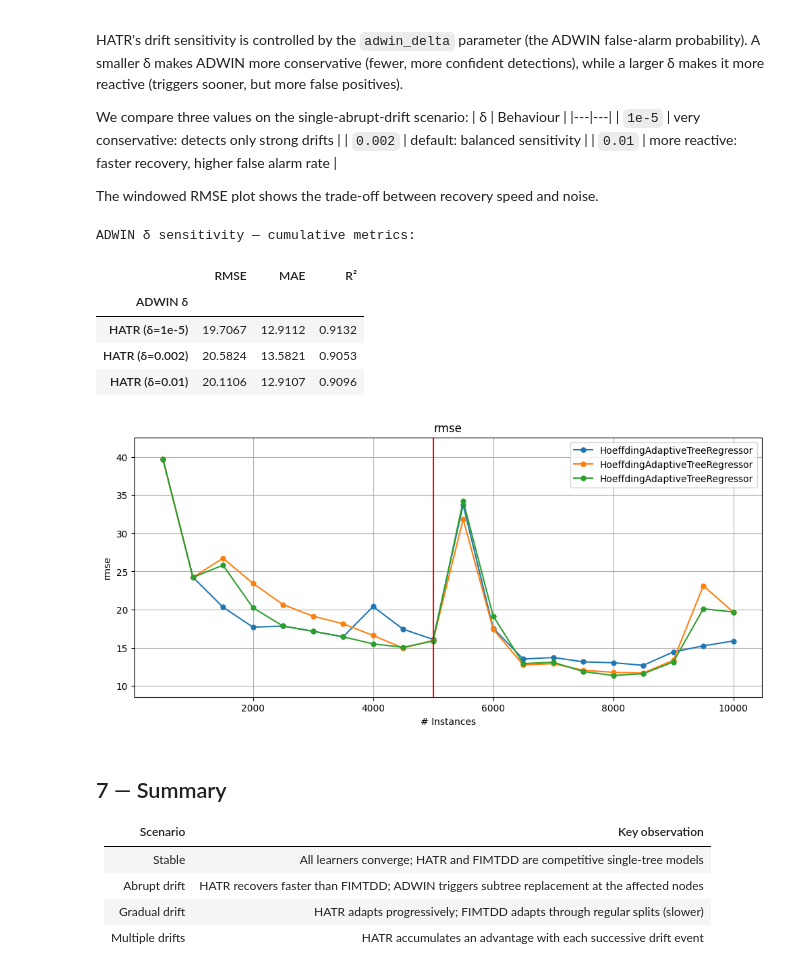
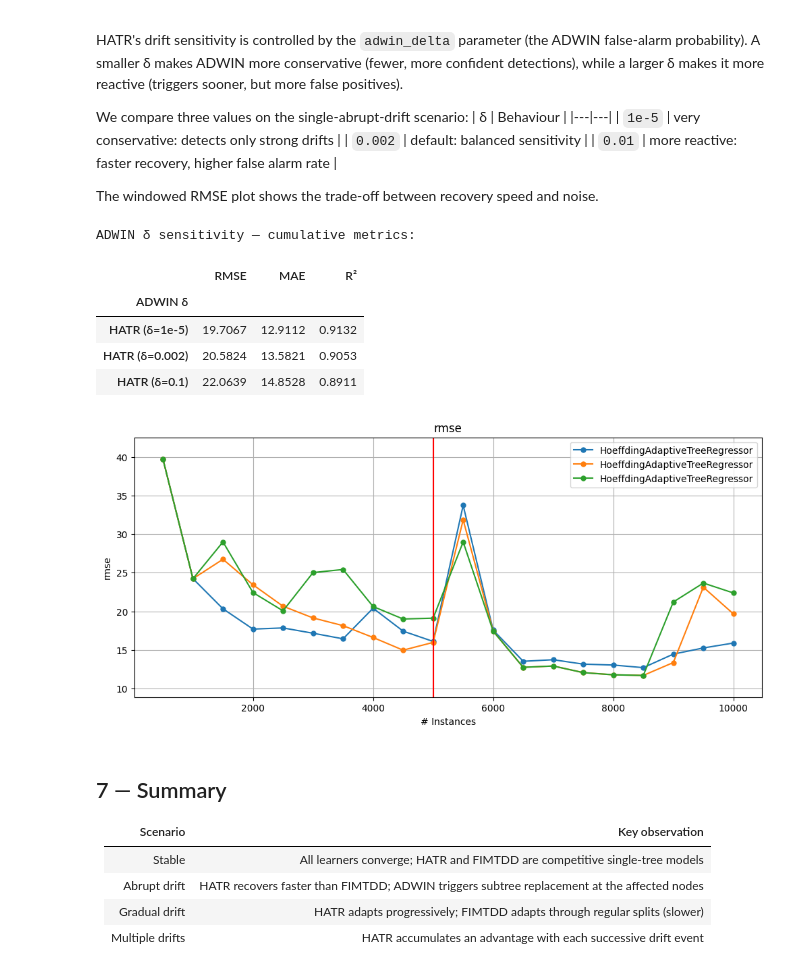
Before and after one commit to Streaming-Data-Analytics/2025-2026_Regression-Models-in-CapyMOA, a Jupyter notebook: andrea_zhang/tutorials/tutorial_04ext_hatr_drift_streams.ipynb, the cells around one changed output. Drawn from its saved outputs; the diff is of its cells as text; code cells hidden in the pictures.

```diff
--- a/andrea_zhang/tutorials/tutorial_04ext_hatr_drift_streams.ipynb
+++ b/andrea_zhang/tutorials/tutorial_04ext_hatr_drift_streams.ipynb
@@ -311,40 +311,40 @@ learners_sens = {
                                                       bootstrap_sampling=False, adwin_delta=1e-5),
     'HATR (δ=0.002)': HoeffdingAdaptiveTreeRegressor(schema=schema, random_seed=1,
                                                       bootstrap_sampling=False, adwin_delta=0.002),
-    'HATR (δ=0.01)':  HoeffdingAdaptiveTreeRegressor(schema=schema, random_seed=1,
-                                                      bootstrap_sampling=False, adwin_delta=0.01),
+    'HATR (δ=0.1)':  HoeffdingAdaptiveTreeRegressor(schema=schema, random_seed=1,
+                                                      bootstrap_sampling=False, adwin_delta=0.1),
 }
 
 results_sens = prequential_evaluation_multiple_learners(
     stream_sens, learners_sens,
     window_size=WINDOW_SIZE, max_instances=MAX_INSTANCES
 )
 
 summary_sens = pd.DataFrame([
     {'ADWIN δ': name,
      'RMSE': r.cumulative.rmse(),
      'MAE':  r.cumulative.mae(),
      'R²':   r.cumulative.r2()}
     for name, r in results_sens.items()
 ]).set_index('ADWIN δ').round(4)
 
 print('ADWIN δ sensitivity — cumulative metrics:')
 display(summary_sens)
 
 plot_windowed_results(
     results_sens['HATR (δ=1e-5)'],
     results_sens['HATR (δ=0.002)'],
-    results_sens['HATR (δ=0.01)'],
+    results_sens['HATR (δ=0.1)'],
     metric='rmse'
 )
 # %% [output]
 ADWIN δ sensitivity — cumulative metrics:
 |  | RMSE | MAE | R² |
 | ADWIN δ |  |  |  |
 | HATR (δ=1e-5) | 19.7067 | 12.9112 | 0.9132 |
 | HATR (δ=0.002) | 20.5824 | 13.5821 | 0.9053 |
-| HATR (δ=0.01) | 20.1106 | 12.9107 | 0.9096 |
+| HATR (δ=0.1) | 22.0639 | 14.8528 | 0.8911 |
-[figure, old version]
+[figure, new version]
 # %% [markdown]
 ## 7 — Summary
 
```
Also changed, not shown: 7 other files.
